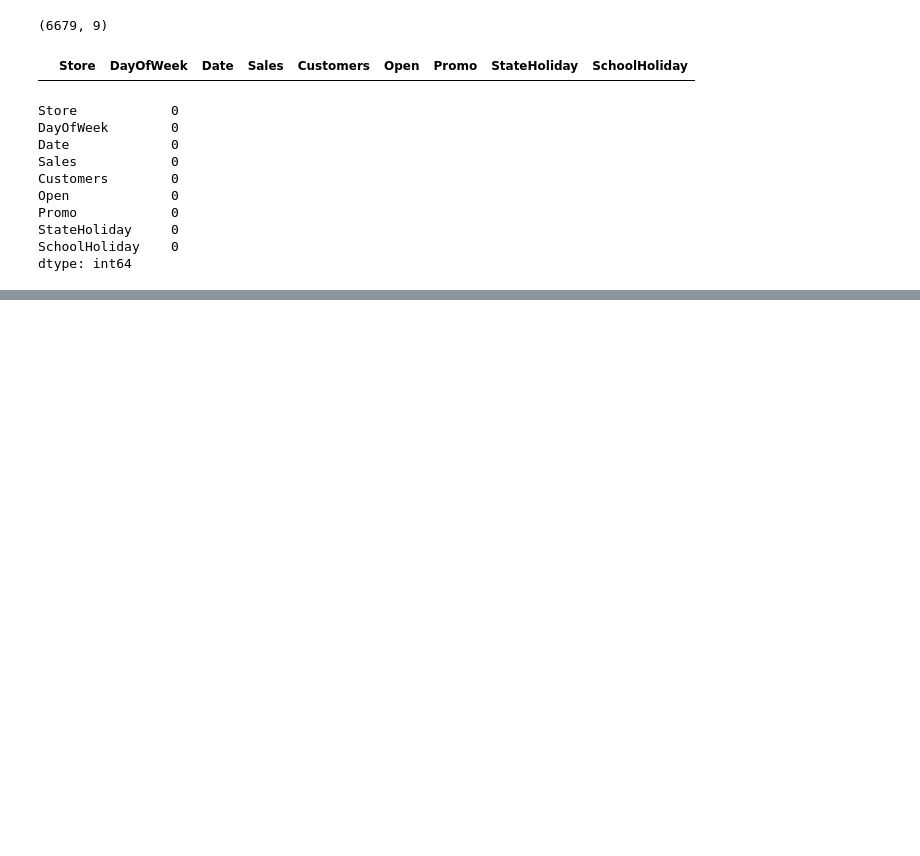
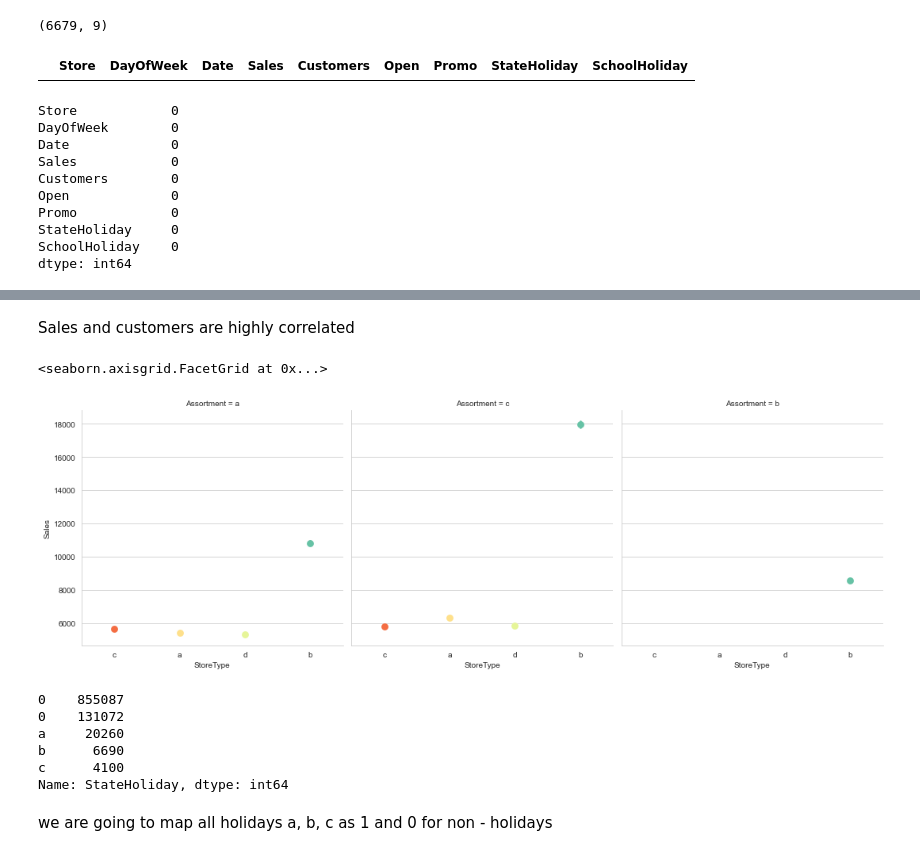
Before and after one commit to sharmijagan/SalesForecasting, a Jupyter notebook: Salesforecast.ipynb, the cells around one changed output, grey strips where cells are left out. Saved outputs shown, nothing was run; the diff lists cells and outputs as text; code cells hidden in the pictures; blank space fills up the shorter version.

```diff
--- a/Salesforecast.ipynb
+++ b/Salesforecast.ipynb
@@ -208,0 +319,22 @@ dtype: int64
+# %% [markdown]
+Sales and customers are highly correlated
+# %%
+#Sales by storetype
+sns.factorplot(data = df1, x = 'StoreType', y = "Sales",
+               col = 'Assortment',
+               palette = 'Spectral',
+               hue = 'StoreType')
+# %% [output]
+<seaborn.axisgrid.FacetGrid at 0x...>
+[figure, added]
+# %%
+df1.StateHoliday.value_counts()
+# %% [output]
+0    855087
+0    131072
+a     20260
+b      6690
+c      4100
+Name: StateHoliday, dtype: int64
+# %% [markdown]
+we are going to map all holidays a, b, c as 1 and 0 for non - holidays
```
Also changed, not shown: parts of 22 cells of this notebook.
